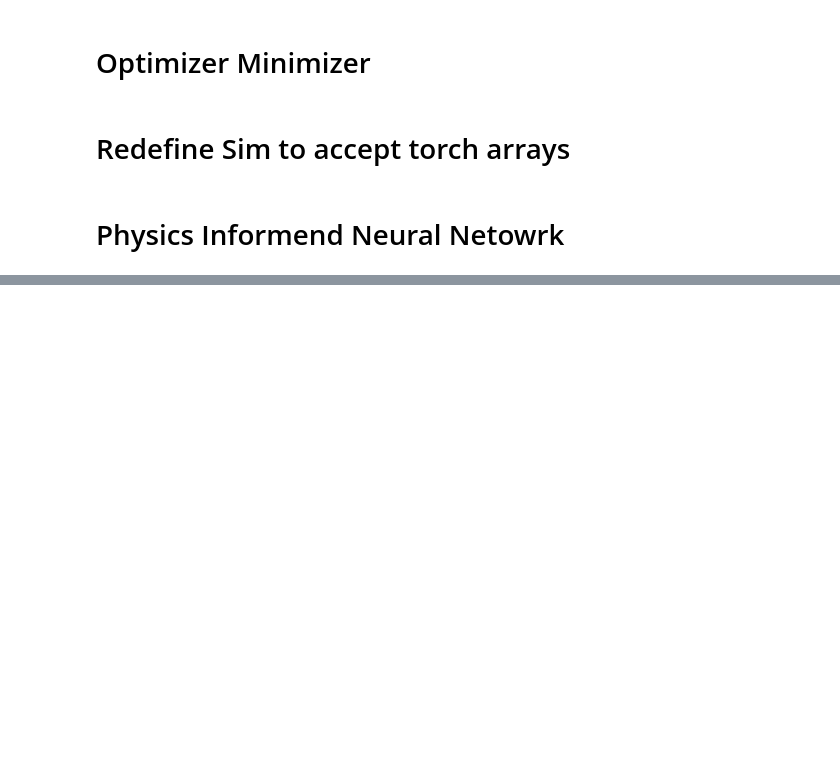
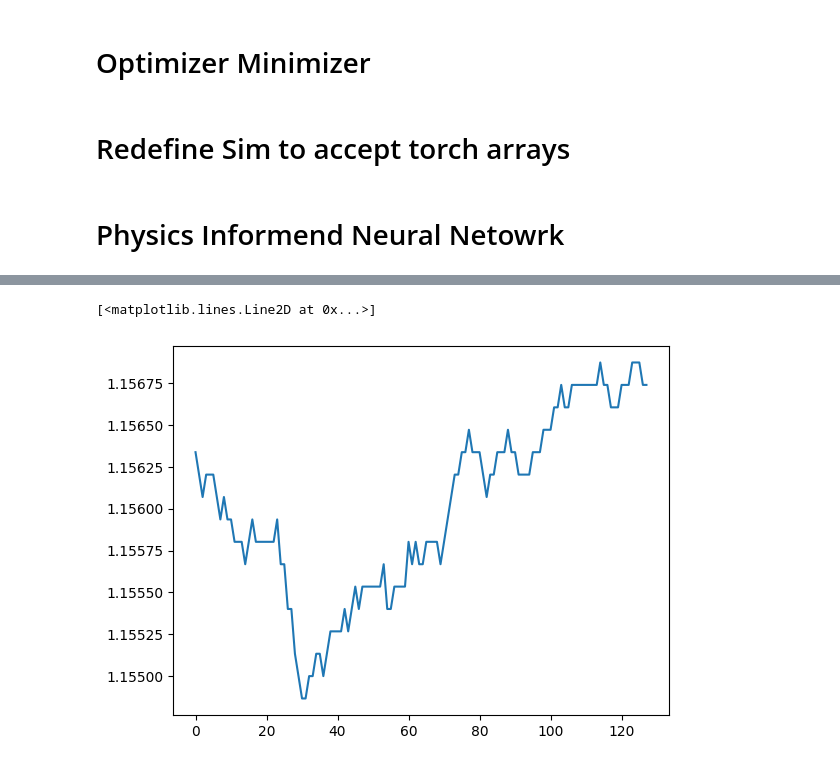
Before and after one commit to Excaliabure/FinancialGamble, a Jupyter notebook: Forex/oanda/solution8.ipynb, the cells around one changed output, grey strips where cells are left out. Saved outputs shown, nothing was run; the diff lists cells and outputs as text; code cells hidden in the pictures; blank space fills up the shorter version.

```diff
--- a/Forex/oanda/solution8.ipynb
+++ b/Forex/oanda/solution8.ipynb
@@ -515,0 +643,5 @@ KeyboardInterrupt:
+# %%
+plt.plot(data[:len(distances[1])])
+# %% [output]
+[<matplotlib.lines.Line2D at 0x...>]
+[figure, added]
```
Also changed, not shown: parts of 12 cells of this notebook, 2 other files.
